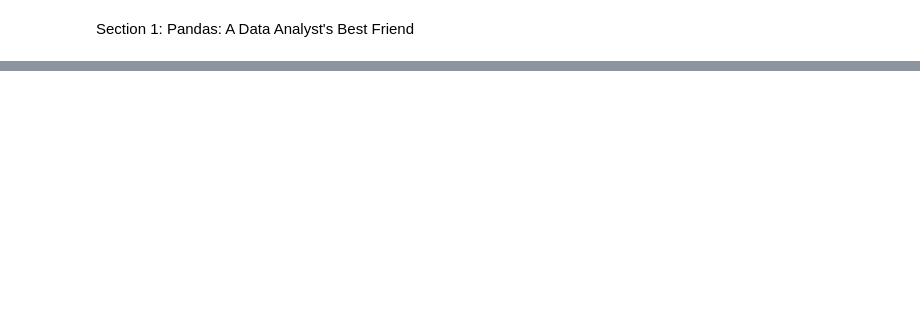
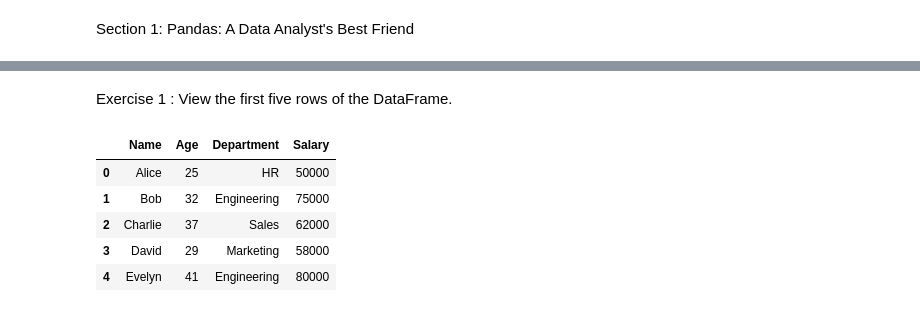
Before and after one commit to BuiltbyJaime/DA_M2_CodingExercises, a Jupyter notebook: w1_exercises.ipynb, the cells around one changed output, grey strips where cells are left out. Saved outputs shown, nothing was run; the diff lists cells and outputs as text; code cells hidden in the pictures; blank space fills up the shorter version.

```diff
--- a/w1_exercises.ipynb
+++ b/w1_exercises.ipynb
@@ -30,0 +48,12 @@ Error:
+# %% [markdown]
+Exercise 1 :
+View the first five rows of the DataFrame.
+# %%
+df.head(5)
+# %% [output]
+|  | Name | Age | Department | Salary |
+| 0 | Alice | 25 | HR | 50000 |
+| 1 | Bob | 32 | Engineering | 75000 |
+| 2 | Charlie | 37 | Sales | 62000 |
+| 3 | David | 29 | Marketing | 58000 |
+| 4 | Evelyn | 41 | Engineering | 80000 |
```
Also changed, not shown: parts of 90 cells of this notebook.
